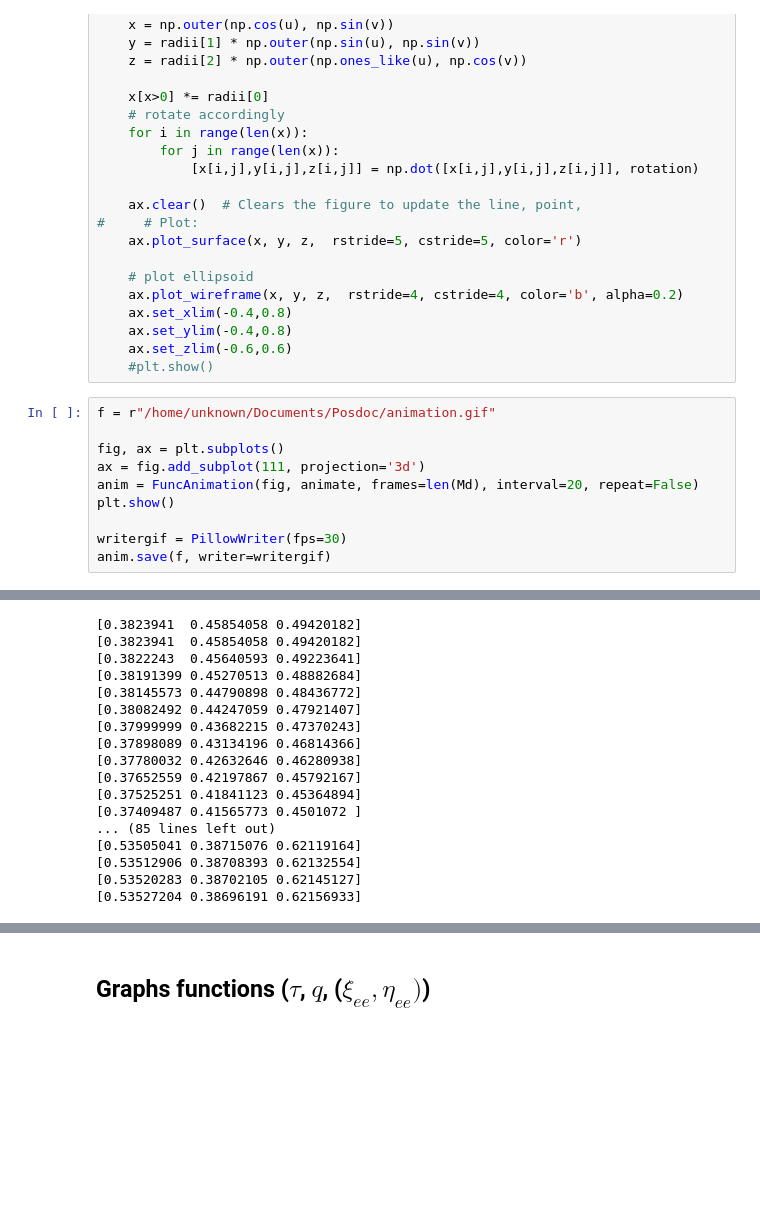
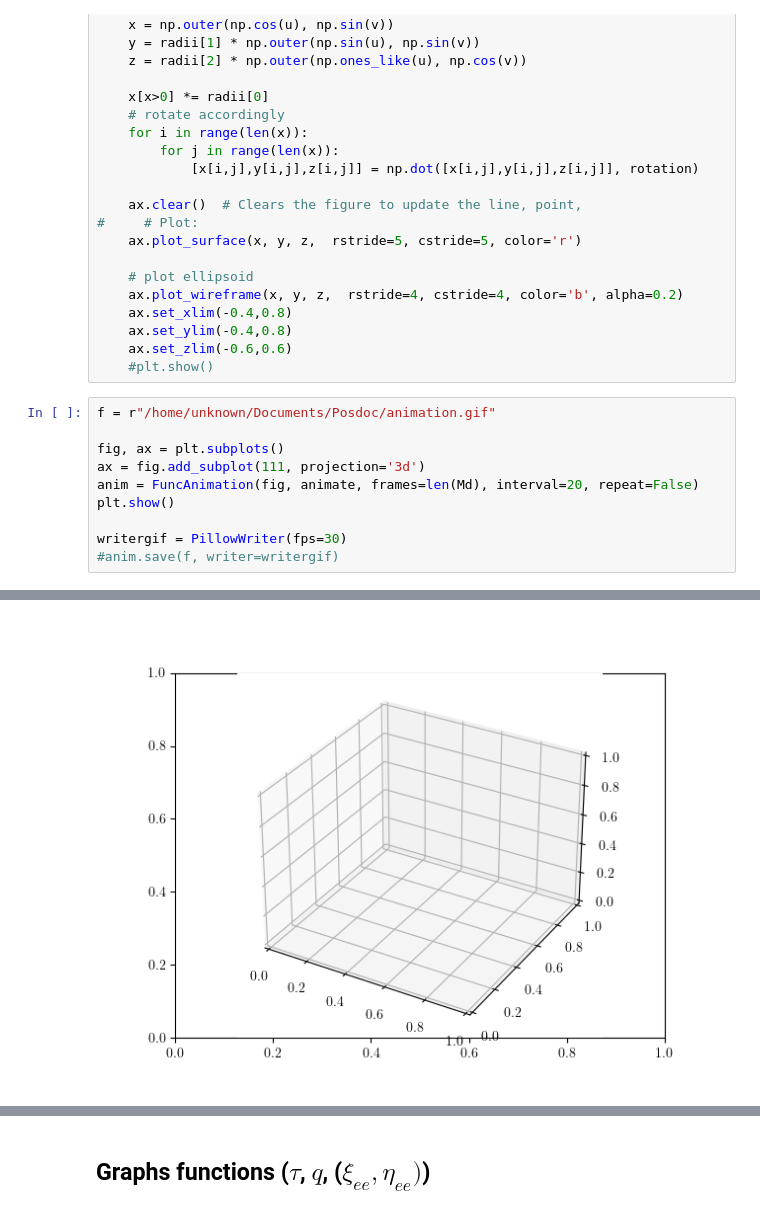
Before and after one commit to Betancourt20/Pinocchio_examples, a Jupyter notebook: JacoKinova/TaskSpaceControl_Analysis.ipynb, the cells around one changed output, grey strips where cells are left out. Drawn from its saved outputs; the diff is of its cells as text; blank space fills up the shorter version.

```diff
--- a/JacoKinova/TaskSpaceControl_Analysis.ipynb
+++ b/JacoKinova/TaskSpaceControl_Analysis.ipynb
@@ -323,5 +321,5 @@ anim = FuncAnimation(fig, animate, frames=len(Md), interval=20, repeat=False)
 plt.show()
 
 writergif = PillowWriter(fps=30)
-anim.save(f, writer=writergif)
+#anim.save(f, writer=writergif)
 # %% [output]
@@ -330,20 +326,4 @@ anim.save(f, writer=writergif)
-[0.3823941  0.45854058 0.49420182]
-[0.3823941  0.45854058 0.49420182]
-[0.3822243  0.45640593 0.49223641]
-[0.38191399 0.45270513 0.48882684]
-[0.38145573 0.44790898 0.48436772]
-[0.38082492 0.44247059 0.47921407]
-[0.37999999 0.43682215 0.47370243]
-[0.37898089 0.43134196 0.46814366]
-[0.37780032 0.42632646 0.46280938]
-[0.37652559 0.42197867 0.45792167]
-[0.37525251 0.41841123 0.45364894]
-[0.37409487 0.41565773 0.4501072 ]
-... (85 lines left out)
-[0.53505041 0.38715076 0.62119164]
-[0.53512906 0.38708393 0.62132554]
-[0.53520283 0.38702105 0.62145127]
-[0.53527204 0.38696191 0.62156933]
+[figure, added]
 # %%
 #Graph kappa
 fig, ax = plt.subplots()
```
Also changed, not shown: parts of 10 cells of this notebook, 7 other files.
